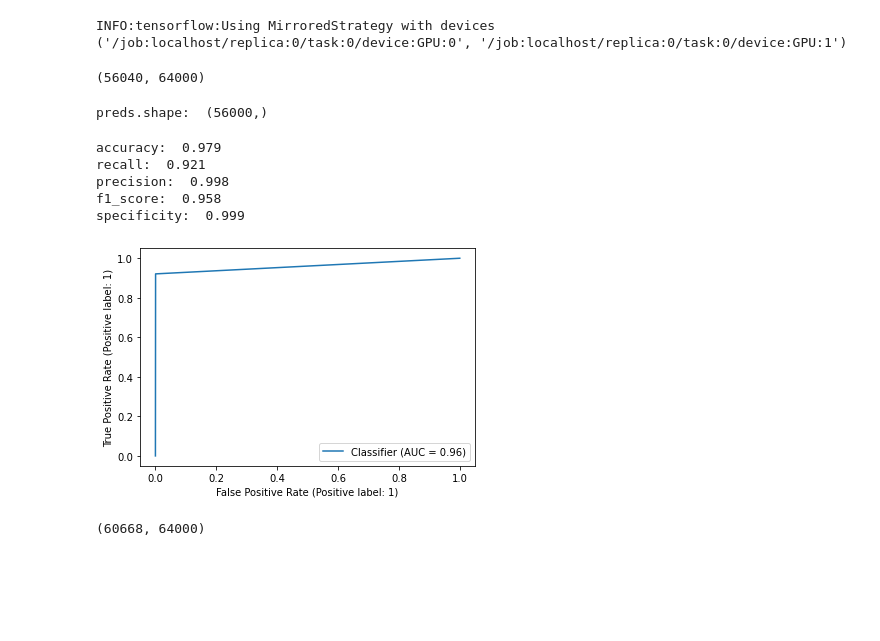
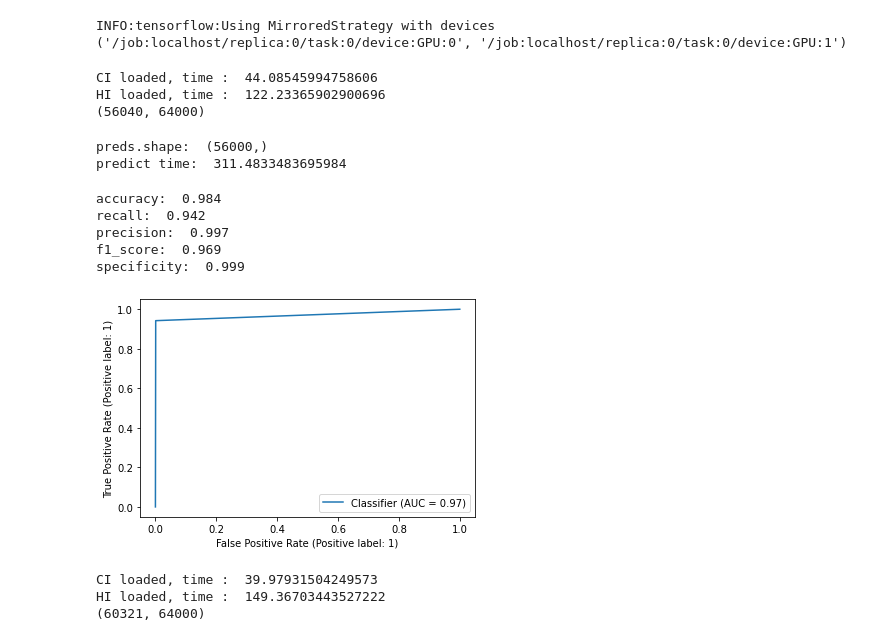
Before and after one commit to kwoncy2020/dysarthria_stroke_auto_detection, a Jupyter notebook: dysarthria_model_evaluation.ipynb, the cells around one changed output. Saved outputs shown, nothing was run; the diff lists cells and outputs as text; code cells hidden in the pictures; blank space fills up the shorter version.

```diff
--- a/dysarthria_model_evaluation.ipynb
+++ b/dysarthria_model_evaluation.ipynb
@@ -57,4 +94,7 @@ def print_results(Y, preds):
+# %%
+model = tf.keras.models.load_model('norm_model4_E10_B10_T59500_V19800_val-acc0.998.h5')
 # %%
+
 test_ci_ids = ["HM0004", "HM0005", "HS0001", "HS0002", "HS0009", "HS0010", "HS0012","HS0013"]
 
 test_hi_ids = ["HL0005", "HL0075", "HL0024", "HL0034", "HL0089"]
@@ -68,53 +108,37 @@ np.random.shuffle(test_X_with_Y)
 
 test_X = test_X_with_Y[:,:-1]
 test_Y = test_X_with_Y[:, -1]
+print(test_X.shape)
+# %% [output]
+CI loaded, time :  44.08545994758606
+HI loaded, time :  122.23365902900696
+(56040, 64000)
-# %%
-
-model = tf.keras.models.load_model('model5_E10_B10_T59500_V19800_val-acc0.995.h5')
-print(test_X.shape)
-# %% [output]
-(56040, 64000)
-# %%
-def model_predict(model, X):
-    ## it's too big to use the whole data
-    data_len = X.shape[0]
-    data_num_divided_1000 = data_len//1000
-
-    preds = np.array([],dtype=X.dtype)
-    for i in range(data_num_divided_1000):
-        start_num = i*1000
-        end_num = start_num + 1000
-        t_x = X[start_num:end_num]
-        pred = model.predict(t_x)
-        pred = np.where(pred>0.5, 1, 0)
-        preds = np.append(preds, pred)
-
-    print("preds.shape: ", preds.shape)
-
-    return preds
-
-preds = model_predict(model, test_X)
-# %% [output]
-preds.shape:  (56000,)
+# %%
+preds = model_predict(model, test_X)
+# %% [output]
+preds.shape:  (56000,)
+predict time:  311.4833483695984
 # %%
 print_results(test_Y, preds)
+del test_ci_with_y
+del test_hi_with_y
+del test_X_with_Y
+del test_X
+del test_Y
 # %% [output]
-accuracy:  0.979
-recall:  0.921
-precision:  0.998
-f1_score:  0.958
+accuracy:  0.984
+recall:  0.942
+precision:  0.997
+f1_score:  0.969
 specificity:  0.999
-[figure, old version]
+[figure, new version]
 # %%
-test2_ci_ids = ["HS0010","HM0005","HS0002", "HS0005"]
+test2_ci_ids = ["HM0005", "HS0002", "HS0009", "HS0010", "HS0013", "HS0015", "HS0016"]
 
-test2_hi_ids = ["HL0101", "HL0023", "HL0031", "HL0060", "HL0091", "HL0125", "HL0071", "HL0043", "HL0094", "HL0111"]
+test2_hi_ids = ["HL0023", "HL0031", "HL0043", "HL0060", "HL0071", "HL0091", "HL0094", "HL0101", "HL0111", "HL0125", ]
 
-
-# test_ci_with_y = loads_npy_with_y("CI",train_ci_ids,1)
 test2_ci_with_y = loads_npy_with_y("CI",test2_ci_ids,1)
 
-# test_hi_with_y = loads_npy_with_y("HI",train_hi_ids,0
 test2_hi_with_y = loads_npy_with_y("HI",test2_hi_ids,0)
 
 test2_X_with_Y = np.concatenate([test2_ci_with_y, test2_hi_with_y], axis=0)
@@ -125,6 +149,8 @@ test2_Y = test2_X_with_Y[:, -1]
 
 print(test2_X.shape)
 # %% [output]
-(60668, 64000)
+CI loaded, time :  39.97931504249573
+HI loaded, time :  149.36703443527222
+(60321, 64000)
 # %%
 preds = model_predict(model, test2_X)
```
Also changed, not shown: parts of 10 cells of this notebook, 1 other file.
